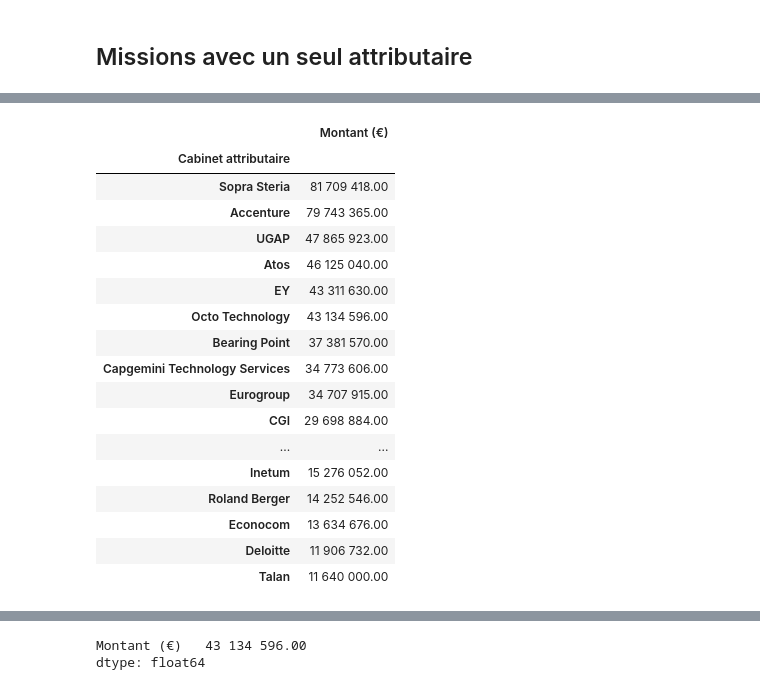
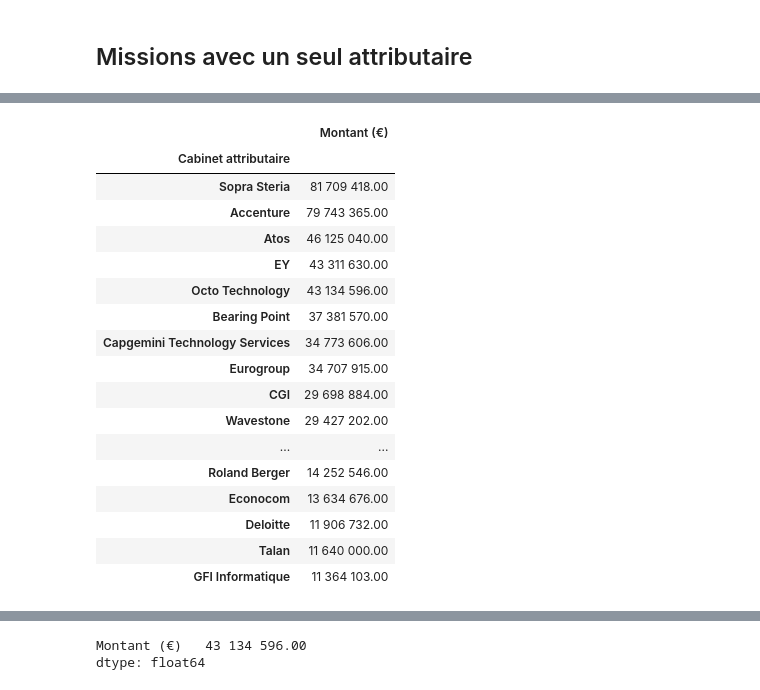
Before and after one commit to taniki/notebooks, a Jupyter notebook: sénat - cabinets de conseil/décodeurs.ipynb, the cells around one changed output, grey strips where cells are left out. Drawn from its saved outputs; the diff is of its cells as text; code cells hidden in the pictures.

```diff
--- a/sénat - cabinets de conseil/décodeurs.ipynb
+++ b/sénat - cabinets de conseil/décodeurs.ipynb
@@ -432,21 +472,21 @@ mono_attributaires.shape
 # %%
 attributaires_top20 = (mono_attributaires
     [ mono_attributaires["Montant (€)"] > 0 ]
     .pivot_table(index="Cabinet attributaire", values="Montant (€)", aggfunc="sum")
     .sort_values(by="Montant (€)", ascending=False)
+    .drop(index=["UGAP"])
     [:20]
 #     .style
 #      .pipe(pretty)
 #      .bar(subset="Montant (€)")
 )
 
 attributaires_top20
 # %% [output]
 |  | Montant (€) |
 | Cabinet attributaire |  |
 | Sopra Steria | 81 709 418.00 |
 | Accenture | 79 743 365.00 |
-| UGAP | 47 865 923.00 |
 | Atos | 46 125 040.00 |
 | EY | 43 311 630.00 |
 | Octo Technology | 43 134 596.00 |
@@ -454,12 +494,13 @@ attributaires_top20
 | Capgemini Technology Services | 34 773 606.00 |
 | Eurogroup | 34 707 915.00 |
 | CGI | 29 698 884.00 |
+| Wavestone | 29 427 202.00 |
 | ... | ... |
-| Inetum | 15 276 052.00 |
 | Roland Berger | 14 252 546.00 |
 | Econocom | 13 634 676.00 |
 | Deloitte | 11 906 732.00 |
 | Talan | 11 640 000.00 |
+| GFI Informatique | 11 364 103.00 |
 # %%
 (mono_attributaires
     [ mono_attributaires["Montant (€)"] > 0 ]
```
Also changed, not shown: parts of 12 cells of this notebook.
